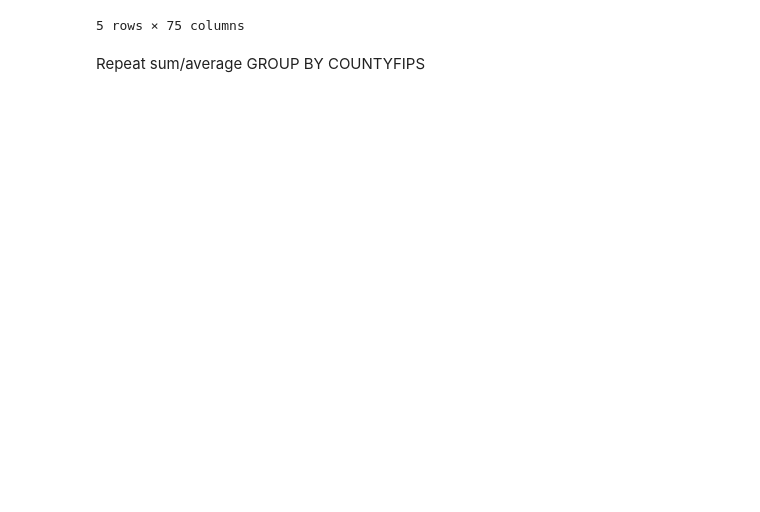
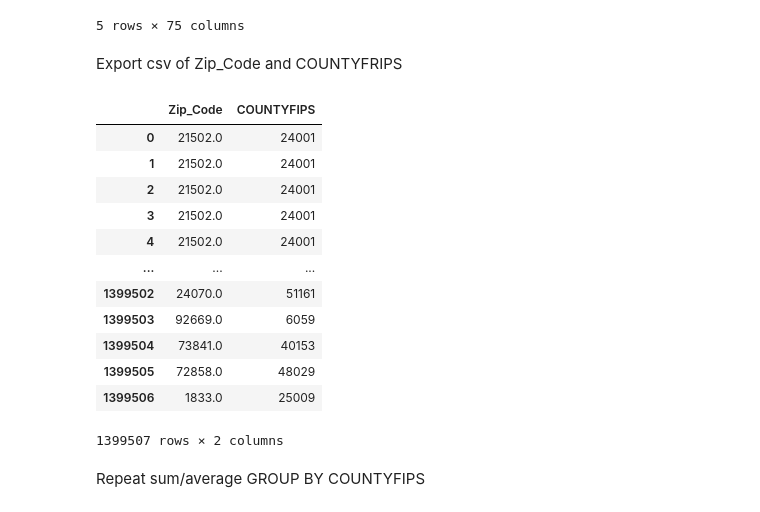
Before and after one commit to lamwilton/Daly-Tally, a Jupyter notebook: Neural.ipynb, the cells around one changed output. Saved outputs shown, nothing was run; the diff lists cells and outputs as text; code cells hidden in the pictures; blank space fills up the shorter version.

```diff
--- a/Neural.ipynb
+++ b/Neural.ipynb
@@ -176,6 +176,26 @@ merge_df.head()
 | 3 | 21502.0 | 8 | 1827.0 | 601 | 1282363.64 | 187382.74 | ... |
 | 4 | 21502.0 | 49 | 8450.0 | 1029 | 2379228.00 | 881333.53 | ... |
 5 rows × 75 columns
+# %% [markdown]
+Export csv of Zip_Code and COUNTYFRIPS
+# %%
+zip_fips = merge_df.loc[:, ["Zip_Code", "COUNTYFIPS"]]
+zip_fips.to_csv("Output_Zip_Fips.csv")
+zip_fips
+# %% [output]
+|  | Zip_Code | COUNTYFIPS |
+| 0 | 21502.0 | 24001 |
+| 1 | 21502.0 | 24001 |
+| 2 | 21502.0 | 24001 |
+| 3 | 21502.0 | 24001 |
+| 4 | 21502.0 | 24001 |
+| ... | ... | ... |
+| 1399502 | 24070.0 | 51161 |
+| 1399503 | 92669.0 | 6059 |
+| 1399504 | 73841.0 | 40153 |
+| 1399505 | 72858.0 | 48029 |
+| 1399506 | 1833.0 | 25009 |
+1399507 rows × 2 columns
 # %% [markdown]
 Repeat sum/average GROUP BY COUNTYFIPS
 # %%
```
Also changed, not shown: parts of 2 cells of this notebook, 2 other files.
